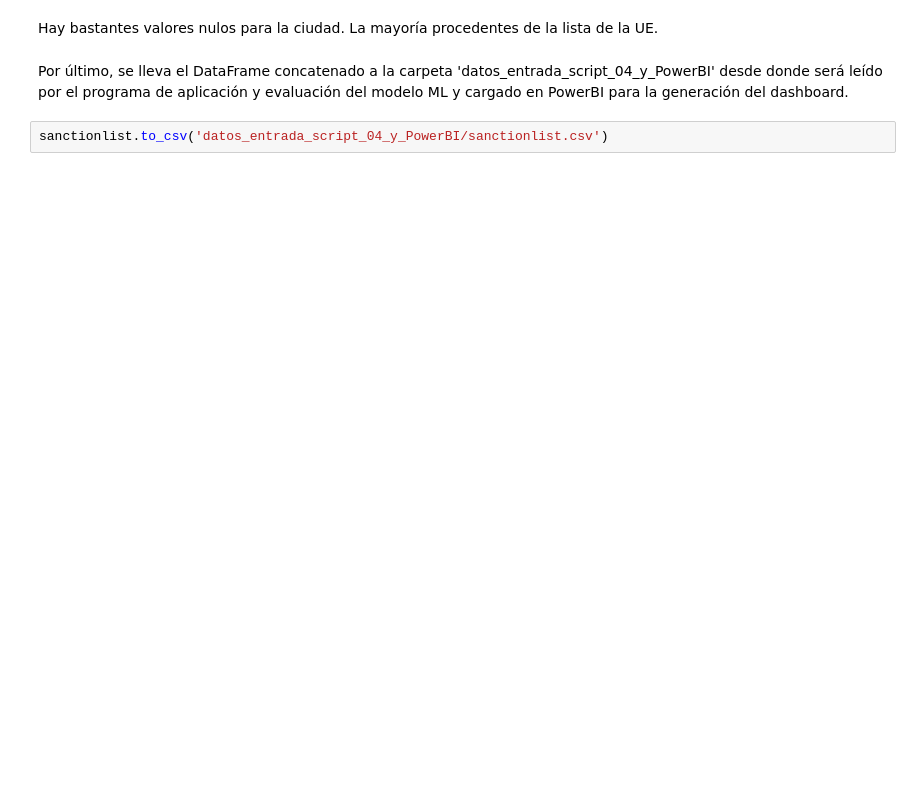
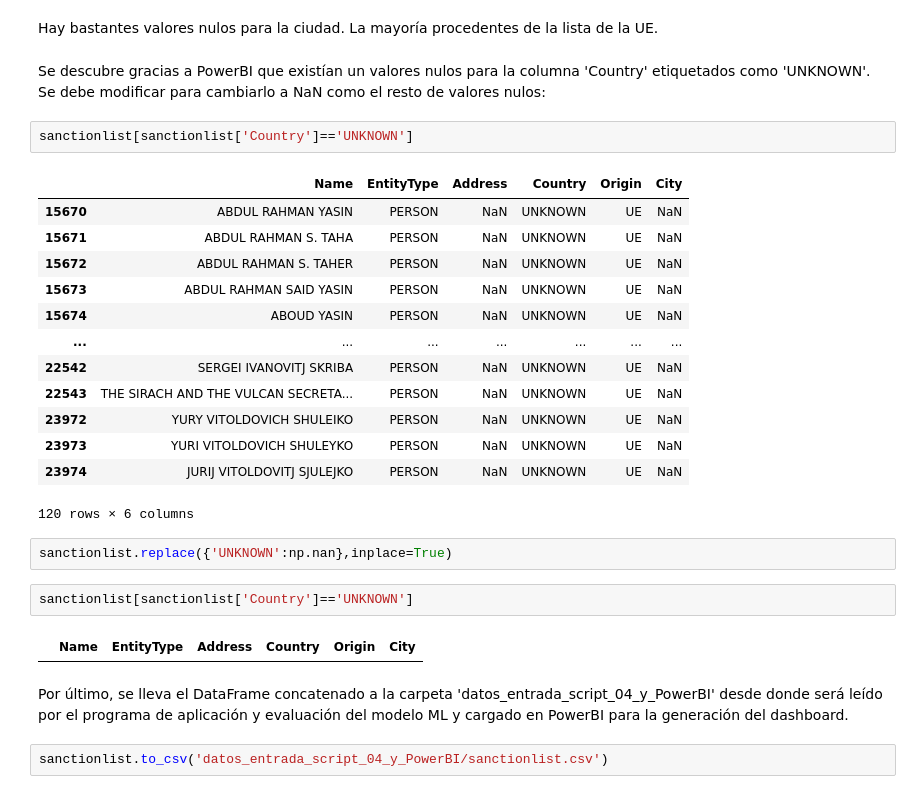
Before and after one commit to Chanalber/TFM, a Jupyter notebook: Código y datos/03_concatenar_datos.ipynb, the cells around one changed output. Cells and saved outputs as stored; diff of their text form; blank space fills up the shorter version.

```diff
--- a/Código y datos/03_concatenar_datos.ipynb
+++ b/Código y datos/03_concatenar_datos.ipynb
@@ -193,5 +194,29 @@ Existen 15353 valores nulos de un total de 28666 valores.
 # %% [markdown]
 Hay bastantes valores nulos para la ciudad. La mayoría procedentes de la lista de la UE.
+# %% [markdown]
+Se descubre gracias a PowerBI que existían un valores nulos para la columna 'Country' etiquetados como 'UNKNOWN'. Se debe modificar para cambiarlo a NaN como el resto de valores nulos:
+# %%
+sanctionlist[sanctionlist['Country']=='UNKNOWN']
+# %% [output]
+|  | Name | EntityType | Address | Country | Origin | City |
+| 15670 | ABDUL RAHMAN YASIN | PERSON | NaN | UNKNOWN | UE | NaN |
+| 15671 | ABDUL RAHMAN S. TAHA | PERSON | NaN | UNKNOWN | UE | NaN |
+| 15672 | ABDUL RAHMAN S. TAHER | PERSON | NaN | UNKNOWN | UE | NaN |
+| 15673 | ABDUL RAHMAN SAID YASIN | PERSON | NaN | UNKNOWN | UE | NaN |
+| 15674 | ABOUD YASIN | PERSON | NaN | UNKNOWN | UE | NaN |
+| ... | ... | ... | ... | ... | ... | ... |
+| 22542 | SERGEI IVANOVITJ SKRIBA | PERSON | NaN | UNKNOWN | UE | NaN |
+| 22543 | THE SIRACH AND THE VULCAN SECRETA... | PERSON | NaN | UNKNOWN | UE | NaN |
+| 23972 | YURY VITOLDOVICH SHULEIKO | PERSON | NaN | UNKNOWN | UE | NaN |
+| 23973 | YURI VITOLDOVICH SHULEYKO | PERSON | NaN | UNKNOWN | UE | NaN |
+| 23974 | JURIJ VITOLDOVITJ SJULEJKO | PERSON | NaN | UNKNOWN | UE | NaN |
+120 rows × 6 columns
+# %%
+sanctionlist.replace({'UNKNOWN':np.nan},inplace=True)
+# %%
+sanctionlist[sanctionlist['Country']=='UNKNOWN']
+# %% [output]
+|  | Name | EntityType | Address | Country | Origin | City |
 # %% [markdown]
 Por último, se lleva el DataFrame concatenado a la carpeta 'datos_entrada_script_04_y_PowerBI' desde donde será leído por el programa de aplicación y evaluación del modelo ML y cargado en PowerBI para la generación del dashboard.
 # %%
```
Also changed, not shown: parts of 13 cells of this notebook, 13 other files.
